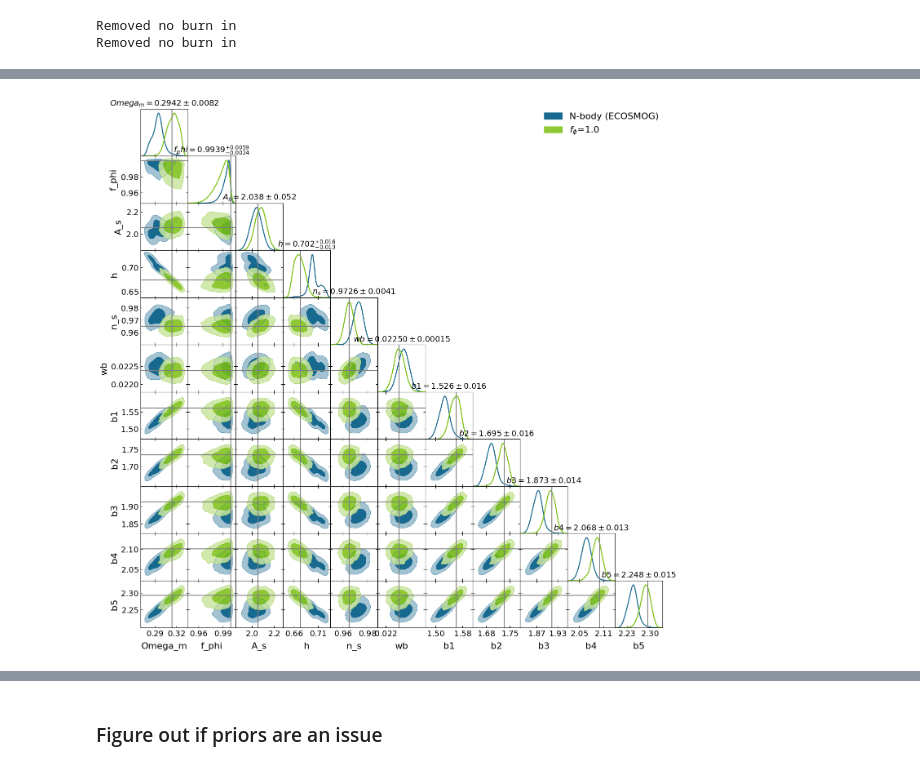
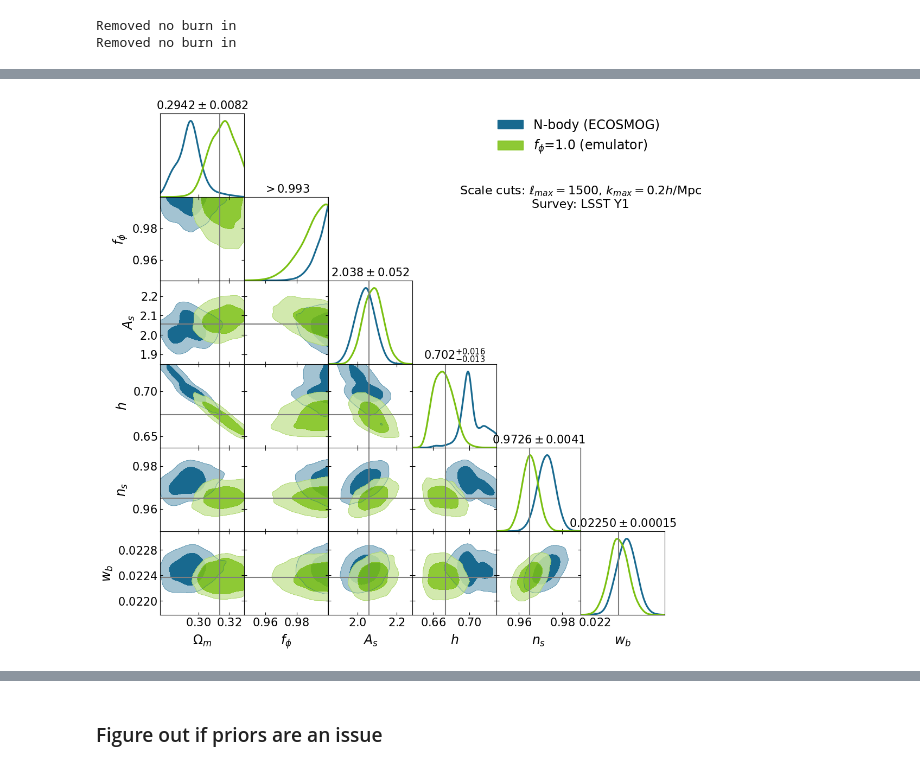
Before and after one commit to CarolaZano/CubicGalileon_Forecasts, a Jupyter notebook: Read_emcee_progress-Nbody.ipynb, the cells around one changed output, grey strips where cells are left out. Cells and saved outputs as stored; diff of their text form; code cells hidden in the pictures.

```diff
--- a/Read_emcee_progress-Nbody.ipynb
+++ b/Read_emcee_progress-Nbody.ipynb
@@ -130,11 +239,17 @@ Removed no burn in
 # %%
-chain_name_list = ["chain_mcmc_cG_3x2pt_LSSTY1_validation_Nbody_ell1500_k0p2.txt",
-                   "chain_mcmc_cG_3x2pt_LSSTY1_emulator_cosmo_ecosmog_fphi1p0_ell1500_k0p2.txt",
-                   "chain_mcmc_cG_3x2pt_LSSTY1_emulator_cosmo_ecosmog_fphi0p5_ell1500_k0p2.txt"]
+chain_name_list = ["chain_mcmc_cG_3x2pt_LSSTY1_fromemulator_linearcuts_k0p1_fphi1p0.txt",
+                    "chain_mcmc_cG_3x2pt_LSSTY1_validation_Nbody_ell1500_k0p2.txt",
+                   "chain_mcmc_cG_3x2pt_LSSTY1_emulator_cosmo_ecosmog_fphi1p0_ell1500_k0p2.txt"]
+
+cosmo_universe, parameter_names, parameter_values, fiducials = set_parameter_values_from_chain(chain_name_list[0])
 
 samples = []
 
-chain_names = ["N-body (ECOSMOG)", "$f_\phi$=1.0", "$f_\phi$=0.5"]
+# get priors dictionary values for parameters
+prior_dict = get_prior_dict_from_chain(chain_name_list[0])
+
+
+chain_names = ["$f_\phi$=1.0 (linear cuts)","N-body (ECOSMOG, $\ell_{max} = 1500$)", "$f_\phi$=1.0 ($\ell_{max} = 1500$)"]
 for chain_name in chain_name_list:
     # load the chain, skipping the header lines that start with '#'
     data = np.loadtxt(f"/home/c2042999/Desktop/Newcastle/cG_Forecasts/CubicGalileon_Forecasts/chains/{chain_name}", comments='#')
@@ -145,7 +260,8 @@ for chain_name in chain_name_list:
     parameter_values_plots = parameter_values.copy()
     parameter_values_plots["wb"] = parameter_values["Omega_b"]*parameter_values["h"]**2
     samples.append(
-        getdist.MCSamples(samples=data[:,:len(parameter_names)], names=parameter_names_plots, weights=np.exp(data[:, -2]),settings={'smooth_scale_2D':0.35, 'smooth_scale_1D':0.35})
+        getdist.MCSamples(samples=data[:,:len(parameter_names)], names=parameter_names_plots, weights=np.exp(data[:, -2]),
+                          settings={'smooth_scale_2D':0.35, 'smooth_scale_1D':0.35,"mult_bias_correction_order": 1}, ranges=prior_dict)
     )
 
 # overlay plot of priors from priorchain_tests.txt, with dashed black lines
@@ -192,25 +308,67 @@ Removed no burn in
 # %%
 chain_name_list = ["chain_mcmc_cG_3x2pt_LSSTY1_validation_Nbody_ell1500_k0p2.txt",
                    "chain_mcmc_cG_3x2pt_LSSTY1_emulator_cosmo_ecosmog_fphi1p0_ell1500_k0p2.txt"]
+
+cosmo_universe, parameter_names, parameter_values, fiducials = set_parameter_values_from_chain(chain_name_list[0])
+
 
 #chain_name_list = ["chain_mcmc_cG_3x2pt_LSSTY1_validation_Nbody_baryonic_k0p2.txt",
 #                   "chain_mcmc_cG_3x2pt_LSSTY1_emulator_cosmo_ecosmog_fphi1p0_baryonic_k0p2.txt"]
 samples = []
 
-params_to_plot = ["Omega_m", "f_phi", "1e9As", "h", "n_s", "Omega_b*h^2"]
 
-chain_names = ["N-body (ECOSMOG)", "$f_\phi$=1.0 (emulator)", "$f_\phi$=0.5"]
+# rename parameters
+parameter_names_plots = parameter_names.copy()
+parameter_names_plots[parameter_names.index("Omega_m")] = r"$\Omega_m$"
+parameter_names_plots[parameter_names.index("f_phi")] = r"$f_\phi$"
+parameter_names_plots[parameter_names.index("b1")] = r"$b_1$"
+parameter_names_plots[parameter_names.index("b2")] = r"$b_2$"
+parameter_names_plots[parameter_names.index("b3")] = r"$b_3$"
+parameter_names_plots[parameter_names.index("b4")] = r"$b_4$"
+parameter_names_plots[parameter_names.index("b5")] = r"$b_5$"
+parameter_names_plots[parameter_names.index("A_s")] = r"$A_s$"
+parameter_names_plots[parameter_names.index("h")] = r"$h$"
+parameter_names_plots[parameter_names.index("n_s")] = r"$n_s$"
+
+parameter_values_plots = parameter_values.copy()
+parameter_values_plots[r"$\Omega_m$"] = parameter_values["Omega_m"]
+parameter_values_plots[r"$f_\phi$"] = parameter_values["f_phi"]
+parameter_values_plots[r"$b_1$"] = parameter_values["b1"]
+parameter_values_plots[r"$b_2$"] = parameter_values["b2"]
+parameter_values_plots[r"$b_3$"] = parameter_values["b3"]
+parameter_values_plots[r"$b_4$"] = parameter_values["b4"]
+parameter_values_plots[r"$b_5$"] = parameter_values["b5"]
+parameter_values_plots[r"$h$"] = parameter_values["h"]
+parameter_values_plots[r"$A_s$"] = parameter_values["A_s"]
+parameter_values_plots[r"$n_s$"] = parameter_values["n_s"]
+
+# get priors dictionary values for parameters
+prior_dict = get_prior_dict_from_chain(chain_name_list[0])
+# change prior_dict keys to the names in parameter_names_plots. For Omega_b, change to w_b set prior to None
+prior_dict_plots = {}
+for key in prior_dict.keys():
+    if key == "Omega_b":
+        prior_dict_plots[r"$w_b$"] = (None, None)
+    else:
+        prior_dict_plots[parameter_names_plots[parameter_names.index(key)]] = prior_dict[key]
+
+# change Omega_b to Omega_b*h^2
+parameter_names_plots[parameter_names.index("Omega_b")] = r"$w_b$"
+parameter_values_plots[r"$w_b$"] = parameter_values["Omega_b"]*parameter_values["h"]**2
+
+# choose parameters to plot
+params_to_plot = [r"$\Omega_m$", r"$f_\phi$", r"$A_s$", r"$h$", r"$n_s$", r"$w_b$"]
+
+
+chain_names = ["N-body (ECOSMOG)", "$f_\phi$=1.0 (emulator)", "$i=1$ (Hi-COLA validation)"]
 for chain_name in chain_name_list:
     # load the chain, skipping the header lines that start with '#'
     data = np.loadtxt(f"/home/c2042999/Desktop/Newcastle/cG_Forecasts/CubicGalileon_Forecasts/chains/{chain_name}", comments='#')
     # change Omega_b to Omega_b*h^2
-    parameter_names_plots = parameter_names.copy()
     data[:, parameter_names.index("Omega_b")] = data[:, parameter_names.index("Omega_b")]*data[:, parameter_names.index("h")]**2
-    parameter_names_plots[parameter_names.index("Omega_b")] = "wb"
-    parameter_values_plots = parameter_values.copy()
-    parameter_values_plots["wb"] = parameter_values["Omega_b"]*parameter_values["h"]**2
     samples.append(
-        getdist.MCSamples(samples=data[:,:len(parameter_names)], names=parameter_names_plots, weights=np.exp(data[:, -2]),settings={'smooth_scale_2D':0.35, 'smooth_scale_1D':0.35})
+        getdist.MCSamples(samples=data[:,:len(parameter_names)], names=parameter_names_plots, weights=np.exp(data[:, -2]),
+                          settings={'smooth_scale_2D':0.35, 'smooth_scale_1D':0.35,"mult_bias_correction_order": 1}, ranges=prior_dict_plots)
     )
 
 # overlay plot of priors from priorchain_tests.txt, with dashed black lines
@@ -222,7 +380,8 @@ samples.append(
 )
 """
 colors = [ '#18698F', '#7AC011', '#FF7083', '#99D4E5']
-g = getdist.plots.getSubplotPlotter(subplot_size=1.5)
+# figure size
+g = getdist.plots.getSubplotPlotter(subplot_size=2.0)
 
 plt.rcParams.update({'font.size':16})
 g.settings.legend_fontsize=20
@@ -230,9 +389,10 @@ g.settings.axes_fontsize=18
 g.settings.axes_labelsize=20
 g.settings.linewidth=4
 g.settings.figure_legend_frame = False
+g.settings.title_limit_labels = False
 
 g.triangle_plot(samples,
-    parameter_names_plots,
+    params_to_plot,
     legend_labels=chain_names,
     # add legend title
     legend_title = 'Model',
@@ -244,7 +404,7 @@ g.triangle_plot(samples,
     {'color': colors[2], 'ls': '-'}, {'color': colors[3], 'ls': '-'}, {'color': "k", 'ls': '--'}],)
 
 # plot fiducial values as gray lines
-for i in range(len(parameter_names_plots)):
+for i in range(len(params_to_plot)):
     for j in range(i+1):
         ax = g.subplots[i,j]
         if i != j and parameter_names_plots[i] in parameter_values_plots and fiducials[i] != None:
@@ -254,7 +414,10 @@ for i in range(len(parameter_names_plots)):
 
 
 # add text saying scale cuts, survey, etc.
-text = "Scale cuts: $\\ell_{max}=1500$, $k_{max}=0.2 h/\\mathrm{Mpc}$\nSurvey: LSST Y1\nModel: Cubic Galileon"
+text = "Scale cuts: $\\ell_{max}=1500$, $k_{max}=0.2 h/\\mathrm{Mpc}$\nSurvey: LSST Y1"
+plt.text(len(params_to_plot)-1, len(params_to_plot)-1, text, ha='center', va='center',transform=g.subplots[len(params_to_plot)-1,0].transAxes, fontsize=16)
+
+#plt.savefig("/home/c2042999/Desktop/Newcastle/cG_Forecasts/CubicGalileon_Forecasts/Figures/corner_plots/triangle_plot_Nbody_emulator_validation.png", dpi=300)
 # %% [output]
 Removed no burn in
 Removed no burn in
@@ -261 +425 @@ Removed no burn in
-[figure, old version]
+[figure, new version]
```
Also changed, not shown: parts of 15 cells of this notebook, 22 other files.
